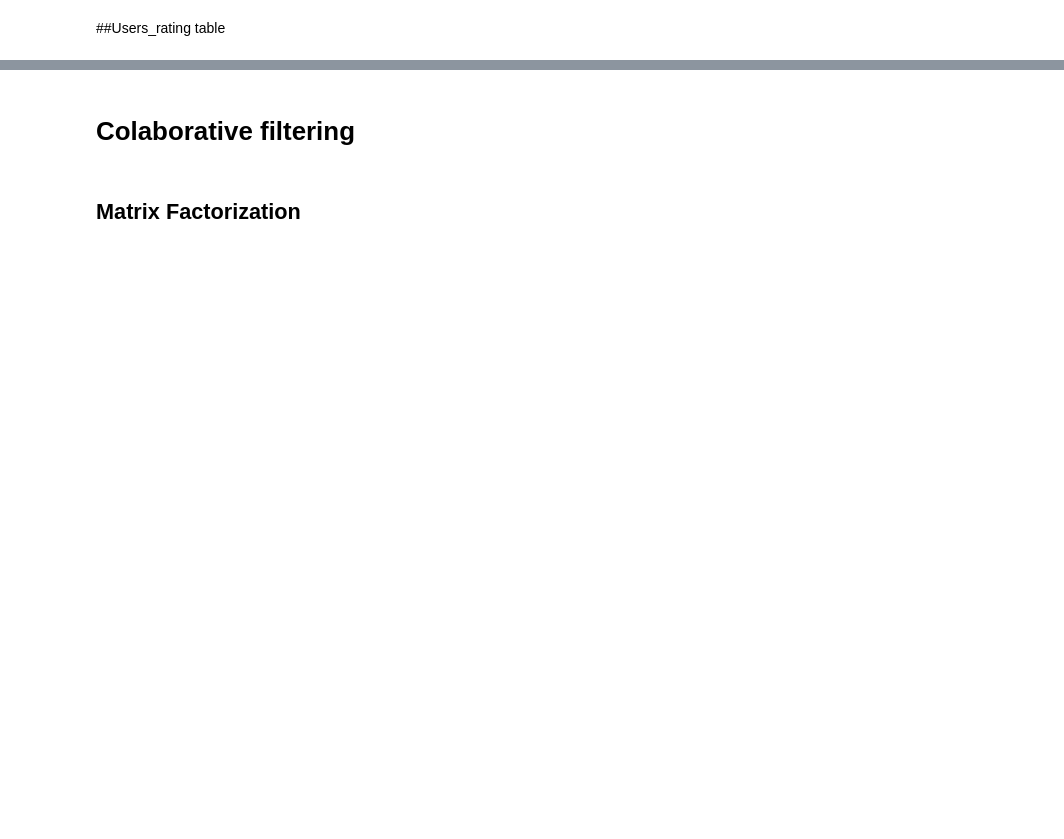
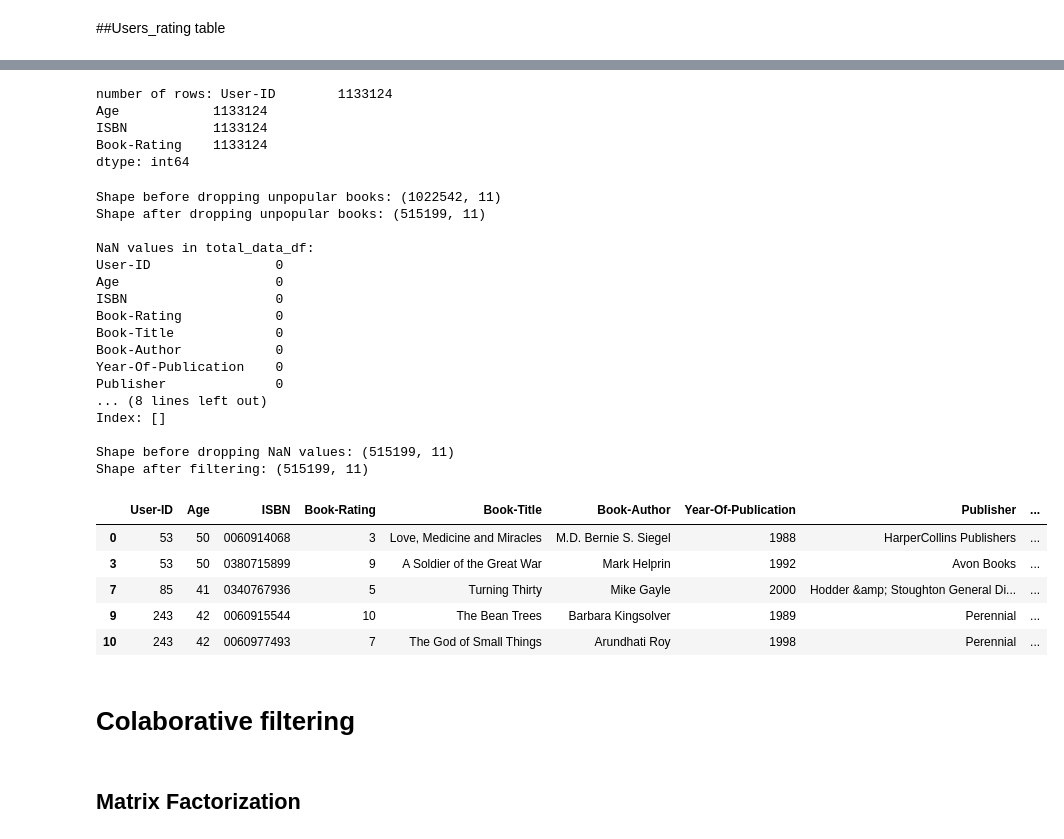
Before and after one commit to giahuy1310/bookrecommendation, a Jupyter notebook: BigData_off1.ipynb, the cells around one changed output, grey strips where cells are left out. Cells and saved outputs as stored; diff of their text form; code cells hidden in the pictures; blank space fills up the shorter version.

```diff
--- a/BigData_off1.ipynb
+++ b/BigData_off1.ipynb
@@ -745,0 +738,16 @@ users_rating_df = filtered_users
+# %%
+users_rating_df = updated_users.join(ratings, 'User-ID', 'inner')
+users_rating_df = users_rating_df.toPandas()
+books_df = books.toPandas()
+# %%
+# Check for NaN values in books_df
+print("Checking for NaN values in books_df:")
+print(books_df.isnull().sum())
+
+# Drop rows with any NaN values if they exist
+if books_df.isnull().any().any():
+    print(f"\nShape before dropping NaN values: {books_df.shape}")
+    books_df = books_df.dropna()
+    print(f"Shape after dropping NaN values: {books_df.shape}")
+else:
+    print("\nNo NaN values found in books_df")
@@ -746,6 +773,2 @@ users_rating_df = filtered_users
 # %% [markdown]
 ##Book table
-# %%
-print(f"Shape of Books DataFrame before potential duplicate removal: {books_df.shape}")
-books_df.drop_duplicates(subset='ISBN', keep='first', inplace=True)
-print(f"Shape of Books DataFrame after duplicate ISBN removal: {books_df.shape}")
@@ -760,30 +806,62 @@ users_rating_df.head()
+# %%
+print(f"number of rows: {users_rating_df.count()}")
+# %% [output]
+number of rows: User-ID        1133124
+Age            1133124
+ISBN           1133124
+Book-Rating    1133124
+dtype: int64
 # %%
 # Create total data dataframe
-total_data_df = pd.merge(users_rating_df, books_df, on='ISBN', how='left', validate='m:m')
+total_data_df = pd.merge(users_rating_df, books_df, on='ISBN', how='inner', validate='m:m')
 
 # Count ratings per book
 book_ratings_count = total_data_df.groupby('ISBN')['Book-Rating'].count()
 
 # Get books with less than 50 ratings
-books_to_drop = book_ratings_count[book_ratings_count < 50].index
+books_to_drop = book_ratings_count[book_ratings_count < 10].index
 
 # Drop books with less than 50 ratings
 print(f"\nShape before dropping unpopular books: {total_data_df.shape}")
 total_data_df = total_data_df[~total_data_df['ISBN'].isin(books_to_drop)]
 print(f"Shape after dropping unpopular books: {total_data_df.shape}")
 
 # Check for NaN values in total_data_df
 print("\nNaN values in total_data_df:")
 print(total_data_df.isnull().sum())
 # Show rows with NaN values
 print("\nRows with NaN values:")
 print(total_data_df[total_data_df.isnull().any(axis=1)].head())
 # Drop NaN values from total_data_df
 filtered_data_df = total_data_df.dropna()
-print("\nShape after dropping NaN values:", total_data_df.shape)
+print("\nShape before dropping NaN values:", total_data_df.shape)
 
 print(f"Shape after filtering: {filtered_data_df.shape}")
 filtered_data_df.head()
+# %% [output]
+Shape before dropping unpopular books: (1022542, 11)
+Shape after dropping unpopular books: (515199, 11)
+
+NaN values in total_data_df:
+User-ID                0
+Age                    0
+ISBN                   0
+Book-Rating            0
+Book-Title             0
+Book-Author            0
+Year-Of-Publication    0
+Publisher              0
+... (8 lines left out)
+Index: []
+
+Shape before dropping NaN values: (515199, 11)
+Shape after filtering: (515199, 11)
+|  | User-ID | Age | ISBN | Book-Rating | Book-Title | Book-Author | Year-Of-Publication | Publisher | ... |
+| 0 | 53 | 50 | 0060914068 | 3 | Love, Medicine and Miracles | M.D. Bernie S. Siegel | 1988 | HarperCollins Publishers | ... |
+| 3 | 53 | 50 | 0380715899 | 9 | A Soldier of the Great War | Mark Helprin | 1992 | Avon Books | ... |
+| 7 | 85 | 41 | 0340767936 | 5 | Turning Thirty | Mike Gayle | 2000 | Hodder &amp; Stoughton General Di... | ... |
+| 9 | 243 | 42 | 0060915544 | 10 | The Bean Trees | Barbara Kingsolver | 1989 | Perennial | ... |
+| 10 | 243 | 42 | 0060977493 | 7 | The God of Small Things | Arundhati Roy | 1998 | Perennial | ... |
 # %% [markdown]
 # Colaborative filtering
 # %% [markdown]
```
Also changed, not shown: parts of 46 cells of this notebook, 6 other files.
